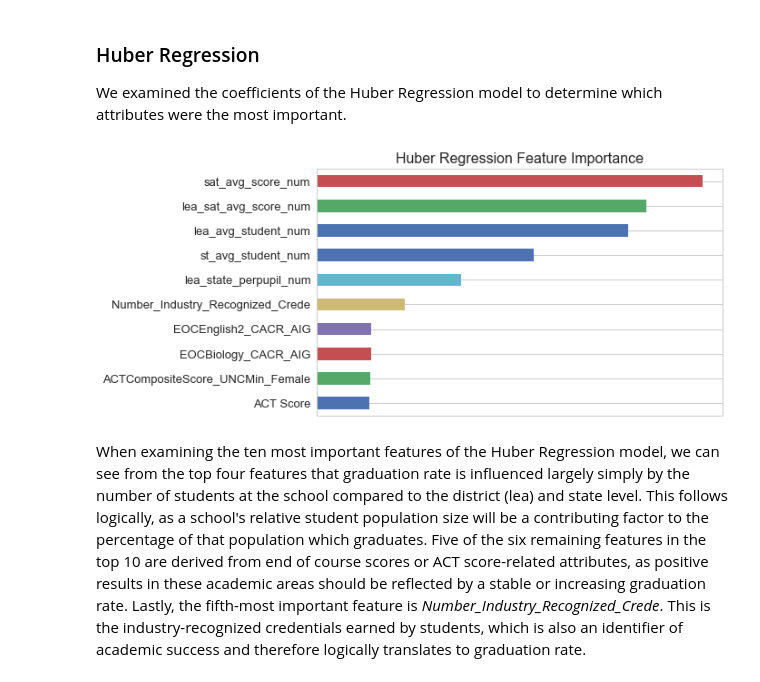
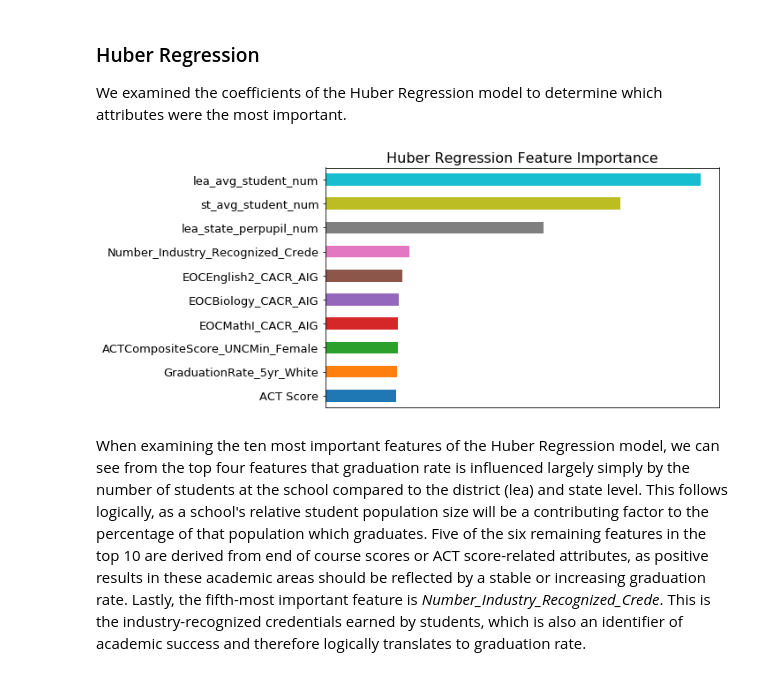
Before and after one commit to jeffweltman/MSDS7331, a Jupyter notebook: Lab 2 - Working/MSDS 7331 - Lab 2 - KassofWeltmanDickens.ipynb, the cells around one changed output. Drawn from its saved outputs; the diff is of its cells as text; code cells hidden in the pictures.

```diff
--- a/Lab 2 - Working/MSDS 7331 - Lab 2 - KassofWeltmanDickens.ipynb
+++ b/Lab 2 - Working/MSDS 7331 - Lab 2 - KassofWeltmanDickens.ipynb
@@ -186,0 +268,5 @@ X_Class=x = hs_2017.drop(columns = ['nc_district', 'sat_high_level', "sat_avg_sc
+# %%
+#Divide data into test and training splits
+from sklearn.model_selection import ShuffleSplit
+
+cv_reg = ShuffleSplit(n_splits=10, test_size=0.40, random_state=0)
@@ -188,18 +283 @@ X_Class=x = hs_2017.drop(columns = ['nc_district', 'sat_high_level', "sat_avg_sc
 Logistic Regression is a common form of classification for dichotomous variables.  It performs the predictive analysis by estimating the log odds of an event and assigning a binary 1 or 0 dependant upon those log odds.  For logistic regression to effectively classify these values the data shouldn't contain large outliers and no multicollinearity should be present amongst the predictors.
-# %%
-from sklearn.linear_model import LogisticRegression
-import matplotlib.pyplot as plt
-import seaborn as sns
-
-hs_2017 = pd.read_csv("https://github.com/jeffweltman/MSDS7331/raw/master/hs_2017.csv",index_col=0)
-
-sns.set(style="white")
-sns.set(style="whitegrid", color_codes=True)
-
-#Evaluate our variable to be predicted
-sns.countplot(x='sat_high_level',data=hs_2017, palette='hls')
-plt.xlabel('Number of Schools with a High SAT Score Level (>= 1080)')
-plt.ylabel('Count')
-plt.title('Distribution of High SAT Score Level Among North Carolina High Schools')
-plt.show()
-hs_2017['sat_high_level'].value_counts()
@@ -559,14 +512,14 @@ parameters = {'alpha': alpha, 'selection': selection, 'warm_start': warm_start}
 
 #Create a grid search object using the parameters above
 from sklearn.model_selection import GridSearchCV
-regGridSearch = GridSearchCV(estimator=reg
+LassoGridSearch = GridSearchCV(estimator=reg
                    , n_jobs=8 # jobs to run in parallel
                    , verbose=1 # low verbosity
                    , param_grid=parameters
-                   , cv=cv # KFolds = 10
+                   , cv=cv_reg # KFolds = 10
                    , scoring=mae_scorer)
 
 #Perform hyperparameter search to find the best combination of parameters for our data
-regGridSearch.fit(X_highSchools, Y)
+LassoGridSearch.fit(X_reg, Y_reg)
 # %% [output]
 Fitting 10 folds for each of 20 candidates, totalling 200 fits
@@ -649,15 +592,15 @@ parameters = {'epsilon': epsilon_range, 'alpha': alpha_options, 'warm_start': wa
 
 #Create a grid search object using the parameters above
 from sklearn.model_selection import GridSearchCV
-regGridSearch = GridSearchCV(estimator=reg
+HuberGridSearch = GridSearchCV(estimator=reg
                    , n_jobs=2 # jobs to run in parallel
                    , verbose=1 # low verbosity
                    , param_grid=parameters
-                   , cv=cv # KFolds = 10
+                   , cv=cv_reg # KFolds = 10
                    , scoring=mae_scorer)
 
 #Perform hyperparameter search to find the best combination of parameters for our data
 
-regGridSearch.fit(X_highSchools, Y)
+HuberGridSearch.fit(X_reg, Y_reg)
 # %% [output]
 Fitting 10 folds for each of 560 candidates, totalling 5600 fits
@@ -726,24 +667,24 @@ We examined the coefficients of the Huber Regression model to determine which at
 # %%
 import pandas as pd
 import numpy as np
 import matplotlib.pyplot as plt
 import seaborn as sns
 
-huber_imps = pd.DataFrame({"feature":X_highSchools.columns})
-huber_imps['fscore'] = np.transpose(regGridSearch.best_estimator_.coef_.ravel())
+huber_imps = pd.DataFrame({"feature":X_reg.columns})
+huber_imps['fscore'] = np.transpose(HuberGridSearch.best_estimator_.coef_.ravel())
 huber_imps['fscore'] = huber_imps['fscore'] / huber_imps['fscore'].max()
 huber_imps.sort_values('fscore', ascending = False, inplace = True)
 huber_imps = huber_imps[0:10]
 huber_imps.sort_values('fscore', ascending = True, inplace = True)
 huber_imps.plot(kind='barh', x='feature', y='fscore', legend=False, figsize=(8, 5))
 plt.title('Huber Regression Feature Importance', fontsize = 16)
 plt.xlabel('')
 plt.ylabel('')
 plt.xticks([], [])
 plt.yticks(fontsize=13)
 plt.show()
 # %% [output]
-[figure, old version]
+[figure, new version]
 # %% [markdown]
 When examining the ten most important features of the Huber Regression model, we can see from the top four features that graduation rate is influenced largely simply by the number of students at the school compared to the district (lea) and state level. This follows logically, as a school's relative student population size will be a contributing factor to the percentage of that population which graduates. Five of the six remaining features in the top 10 are derived from end of course scores or ACT score-related attributes, as positive results in these academic areas should be reflected by a stable or increasing graduation rate. Lastly, the fifth-most important feature is *Number_Industry_Recognized_Crede*. This is the industry-recognized credentials earned by students, which is also an identifier of academic success and therefore logically translates to graduation rate.
 # %% [markdown]
```
Also changed, not shown: parts of 79 cells of this notebook, 1 other file.
